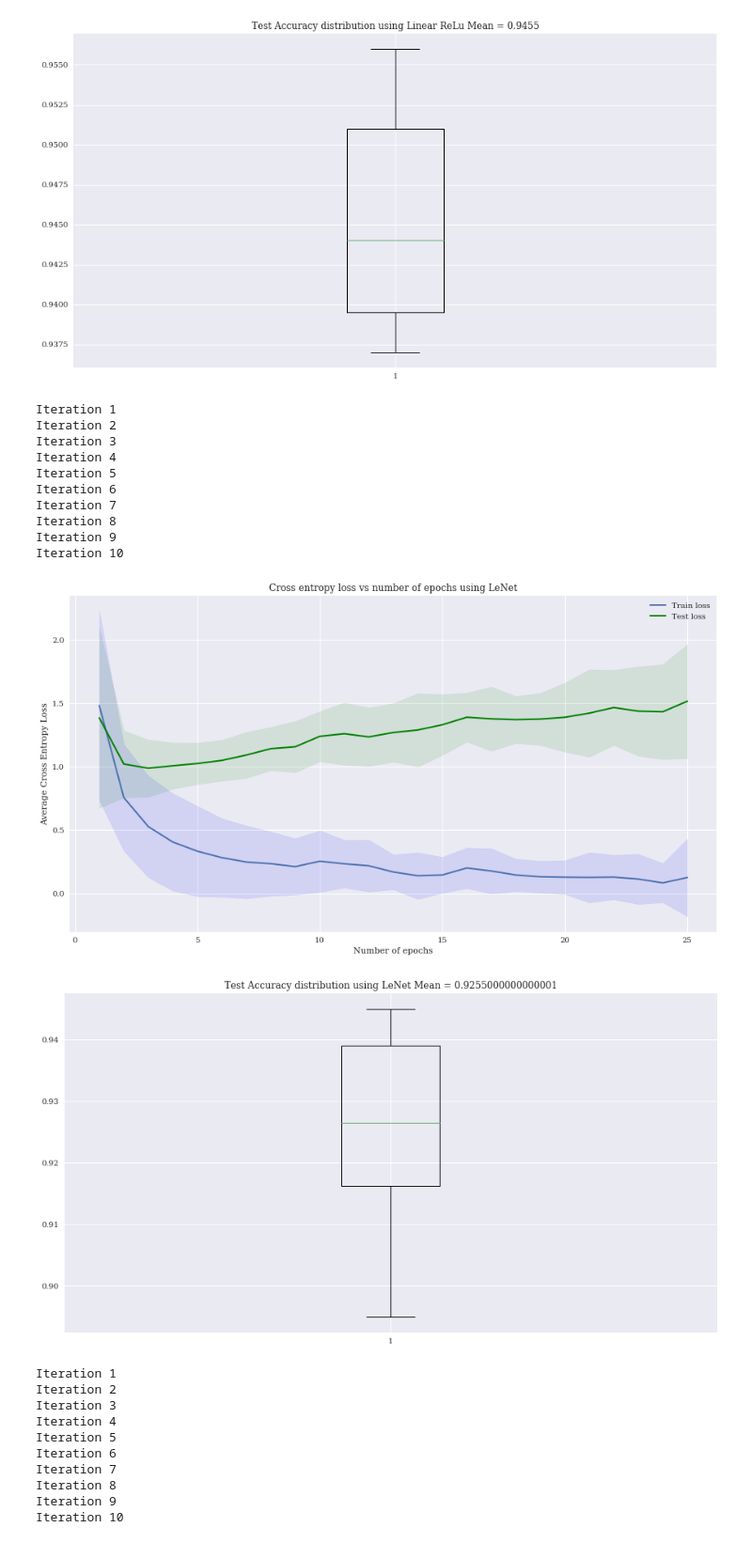
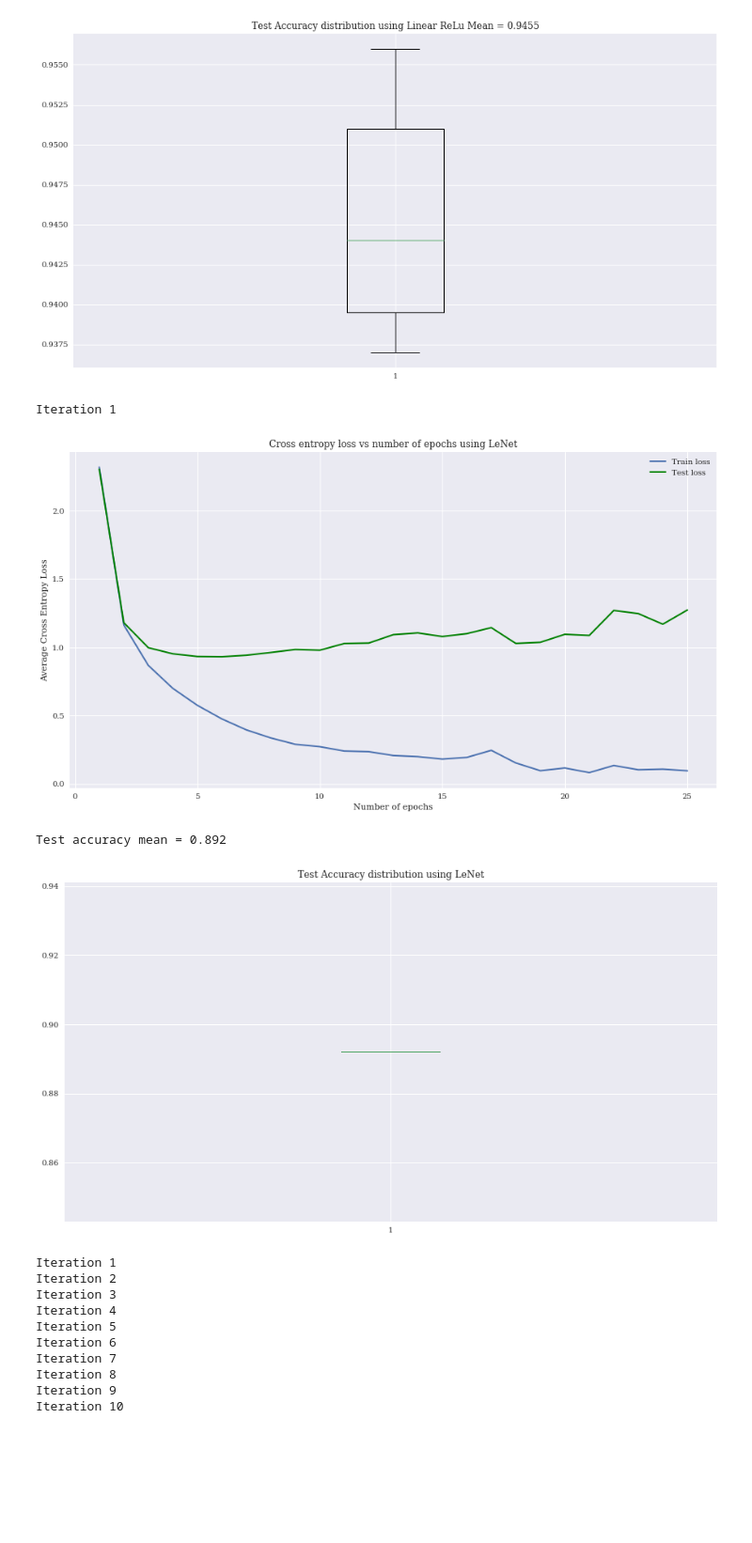
Before and after one commit to rlaraki/Digit_Comparison_MNIST, a Jupyter notebook: mini_project_1/src/test.ipynb, the cells around one changed output. Shown at 94% size. Cells and saved outputs as stored; diff of their text form; code cells hidden in the pictures; blank space fills up the shorter version.

```diff
--- a/mini_project_1/src/test.ipynb
+++ b/mini_project_1/src/test.ipynb
@@ -36,13 +37,14 @@ N = 1000  # Number of pairs
 NN_ARGS = {"input_size": 14 * 14, "num_classes": 10}
 DROP = {"d1" : 0, "d2" : 0}
 DROP_RES = {"d" : 0.15}
+DROP_RES_2 = {"d" : 0.15, "input_channels" : 2}
 BATCH_SIZE = 10
 NUM_EPOCHS = 25
-NUM_ITER = 10
+NUM_ITER = 1
 MODELS = {
-    "SimpleConvNet" : {"args" : DROP , "f" :simple_conv_net, "flatten": False, "name":"Simple Conv" },
+    "SimpleConvNet" : {"args" : DROP , "f" :simple_conv_net, "f2" :conv_net_2, "flatten": False, "name":"Simple Conv" },
     "LinearRelu": {"args": NN_ARGS, "f": linear_relu_net, "flatten": True, "name":"Linear ReLu"},
-    "LeNet": {"args": DROP, "f": lenet, "flatten": False, "name":"LeNet"},
-    "ResNet": {"args": DROP_RES, "f": residual_net, "flatten": False, "name":"Residual Net"},
+    "LeNet": {"args": DROP, "f": lenet,"f2":lenet_2, "flatten": False, "name":"LeNet"},
+    "ResNet": {"args": DROP_RES, "f": residual_net, "args2": DROP_RES_2,"flatten": False, "name":"Residual Net"},
 }
 # %%
@@ -127,4 +146,4 @@ def full_train_test(model_info, num_iter, num_epochs, data_size, batch_size, wei
 # %%
-full_train_test(MODELS.get("SimpleConvNet"), NUM_ITER, NUM_EPOCHS, N, BATCH_SIZE, weight_sharing = True,verbose = False)
+full_train_test(MODELS.get("ResNet"), NUM_ITER,NUM_EPOCHS,N,BATCH_SIZE, 2, True, False )
 # %% [output]
 Iteration 1
@@ -153,5 +164,3 @@ Iteration 8
 Iteration 9
 Iteration 10
 [figure]
-# %%
-full_train_test(MODELS.get("LinearRelu"), NUM_ITER, NUM_EPOCHS, N, BATCH_SIZE, weight_sharing = True,verbose = False)
@@ -183,20 +179,12 @@ Iteration 9
 Iteration 10
 [figure]
 # %%
-full_train_test(MODELS.get("LeNet"), NUM_ITER, NUM_EPOCHS, N, BATCH_SIZE, weight_sharing = True,verbose = False)
+model = full_train_test(MODELS.get("LeNet"), NUM_ITER, NUM_EPOCHS, N, BATCH_SIZE, weight_sharing = True,verbose = False)
 # %% [output]
 Iteration 1
-Iteration 2
-Iteration 3
-Iteration 4
-Iteration 5
-Iteration 6
-Iteration 7
-Iteration 8
-Iteration 9
-Iteration 10
-[figure, old version]
+[figure, new version]
+Test accuracy mean = 0.892
-[figure, old version]
+[figure, new version]
 # %%
 full_train_test(MODELS.get("LeNet"), NUM_ITER, NUM_EPOCHS, N, BATCH_SIZE, weight_sharing = False,verbose = False)
 # %% [output]
```
Also changed, not shown: parts of 6 cells of this notebook, 7 other files.
